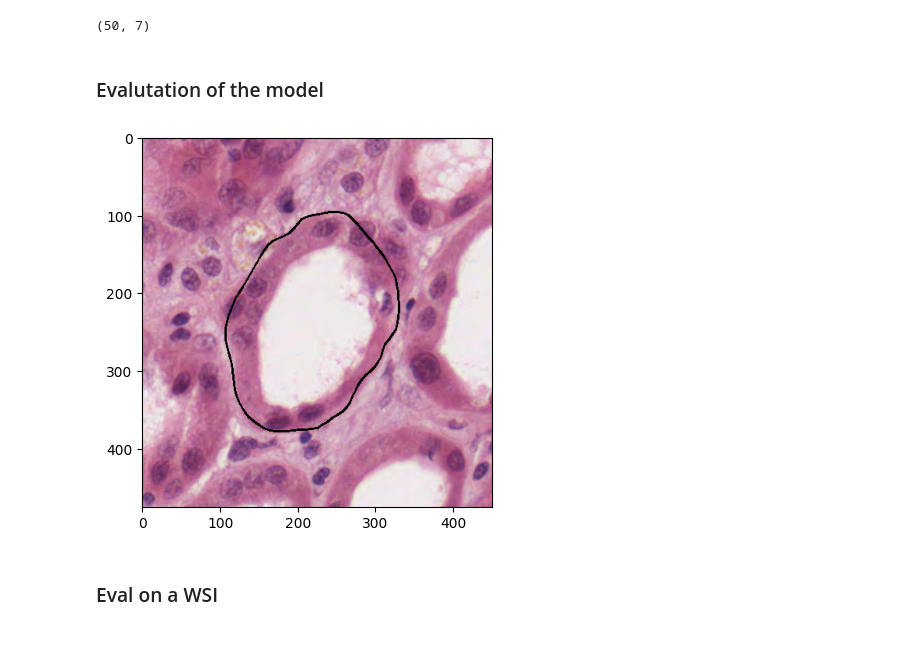
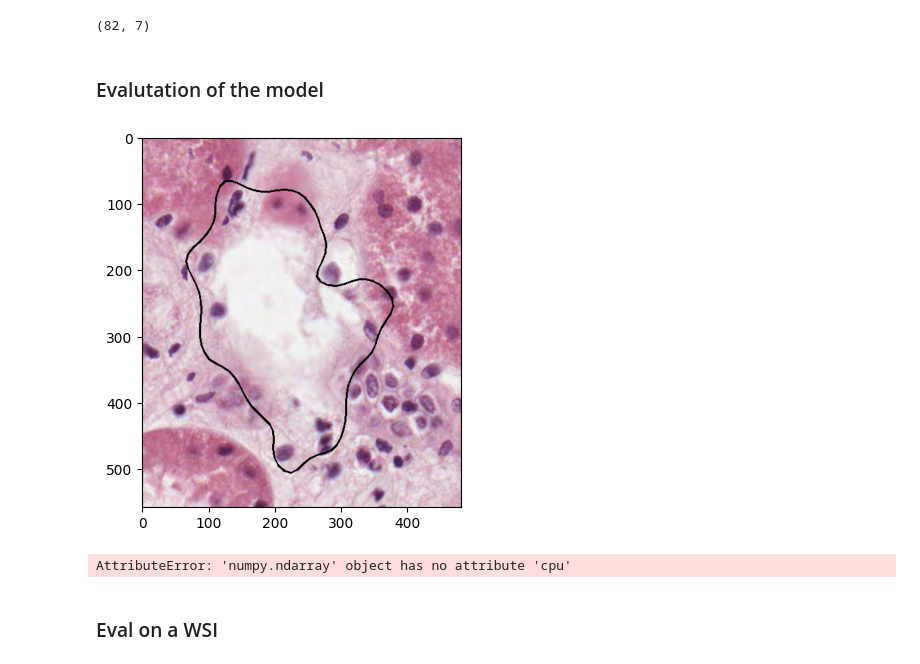
Before and after one commit to antoinehabis/Deep-ContourFlow, a Jupyter notebook: distance_map_dac.ipynb, the cells around one changed output. Drawn from its saved outputs; the diff is of its cells as text; code cells hidden in the pictures.

```diff
--- a/distance_map_dac.ipynb
+++ b/distance_map_dac.ipynb
@@ -21,14 +21,14 @@ path_masks = os.path.join(path_data,'masks')
 annotations = pd.read_csv(os.path.join(path_annotations,'annotations.csv'), index_col=0)
 contour_inits = np.load(os.path.join(path_data, 'contour_init.npy'), allow_pickle=True).item()
 all_filenames = np.unique(list(annotations['slide']))
-filename = all_filenames[0]
-filename = np.unique(list(annotations['slide']))[1]
+filename = all_filenames[1]
+filename = np.unique(list(annotations['slide']))[2]
 # filename = '20136.svs'
-annotations = annotations[annotations['term'] == 'dilated_tubule']
+# annotations = annotations[annotations['term'] == 'dilated_tubule']
 annotations = annotations[annotations['slide'] == filename]
 annotations.shape
 # %% [output]
-(50, 7)
+(82, 7)
 # %%
 # annotations = pd.read_csv(os.path.join(path_annotations,'annotations.csv'), index_col=0)
 # annotations = annotations.replace(['dilated_tubule','fake_tubule'], [1,0])
@@ -81,20 +81,28 @@ def preprocess_contour(contour_init,
 # %% [markdown]
 ### Evalutation of the model
 # %%
-filename_img = row_to_filename(annotations.iloc[3])
+filename_img = row_to_filename(annotations.iloc[5])
 img_anchor = tifffile.imread(os.path.join(path_images,filename_img))
-new_img,_ = normalizer.normalize(img_anchor)
 mask_anchor = tifffile.imread(os.path.join(path_masks,filename_img))
+contour_anchor = np.squeeze(cv2.findContours(mask_anchor.astype(np.uint8),
+                                 cv2.RETR_TREE,
+                                 cv2.CHAIN_APPROX_SIMPLE)[0][0])
+# new_img = cv2.drawContours(img_anchor,
+#                         [contour_anchor],
+#                         0,
+#                         color = 1,
+#                         thickness=2)
+# plt.imshow(new_img)
 # %%
 dac = DAC(nb_points = 100,
-        n_epochs = 100,
+        n_epochs = 300,
         nb_augment = 100,
         isolines = np.array([0., 1.]),
-        learning_rate = 1e-1,
+        learning_rate = 5e-2,
         clip = 1e-1,
         sigma = 5,
         weights = 0.9,
-        exponential_decay = 1.,
+        exponential_decay = 0.999,
         thresh = 1e-2)
 # %%
 contour_anchor = np.squeeze(cv2.findContours(mask_anchor.astype(np.uint8),
@@ -105,25 +113,24 @@ dac.fit(img_anchor,
         contour_anchor,
         augment = True)
 # %%
-filename_img = row_to_filename(annotations.iloc[39])
+filename_img = row_to_filename(annotations.iloc[34])
 img_test = tifffile.imread(os.path.join(path_images,filename_img))
-
 contour_init = contour_inits[filename_img]
 contour_init = preprocess_contour(contour_init,img_test)
 shape_fin, score, tots, energies = dac.predict(img_test,
                                                contour_init)
 tots[tots == 0] = 1e100
 x = np.argmin(tots)
 shape_to_display = (np.expand_dims(shape_fin[-1], 1)).astype(int)
 new_img = cv2.drawContours((((img_test/np.max(img_test))*255).astype(np.uint8)).copy(),
                         [shape_to_display],
                         0,
                         color = 1,
                         thickness=2)
 plt.imshow(new_img)
 plt.show()
 # %% [output]
-[figure, old version]
+[figure, new version]
 # %%
 ener = np.squeeze(energies.cpu().detach().numpy())
 isolines = dac.isolines.cpu().detach().numpy()
@@ -135,6 +142,8 @@ for scale in range(5):
     plt.ylabel('energie value')
     plt.legend()
     plt.show()
+# %% [output]
+AttributeError: 'numpy.ndarray' object has no attribute 'cpu'
 # %% [markdown]
 ### Eval on a WSI
 # %%
```
Also changed, not shown: parts of 4 cells of this notebook, 8 other files.
